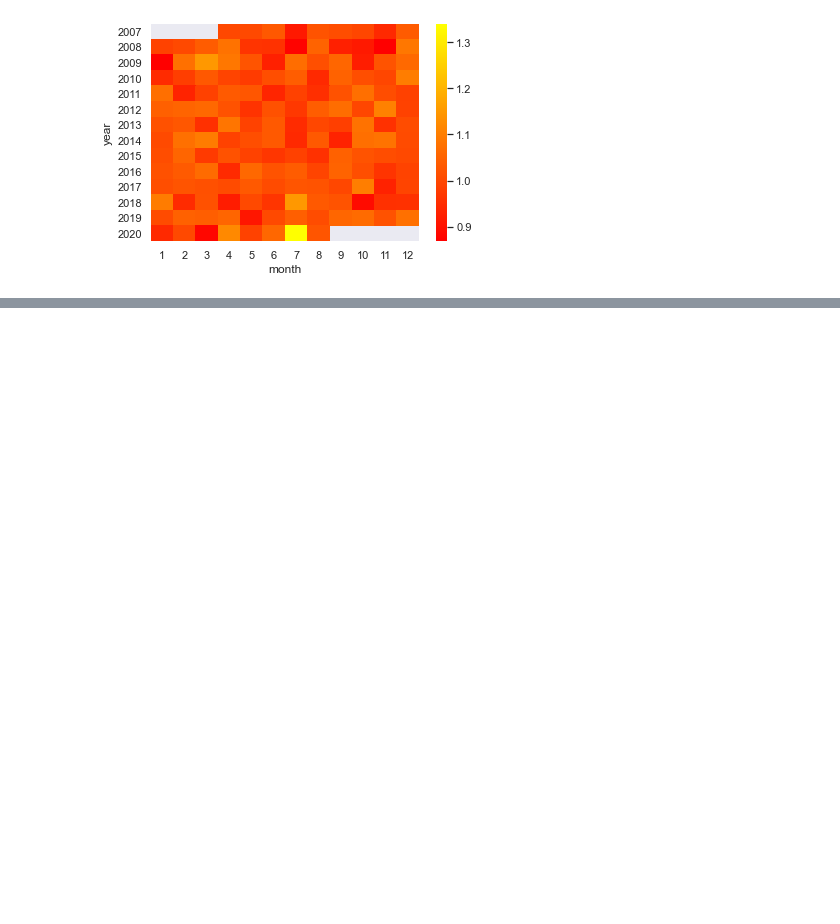
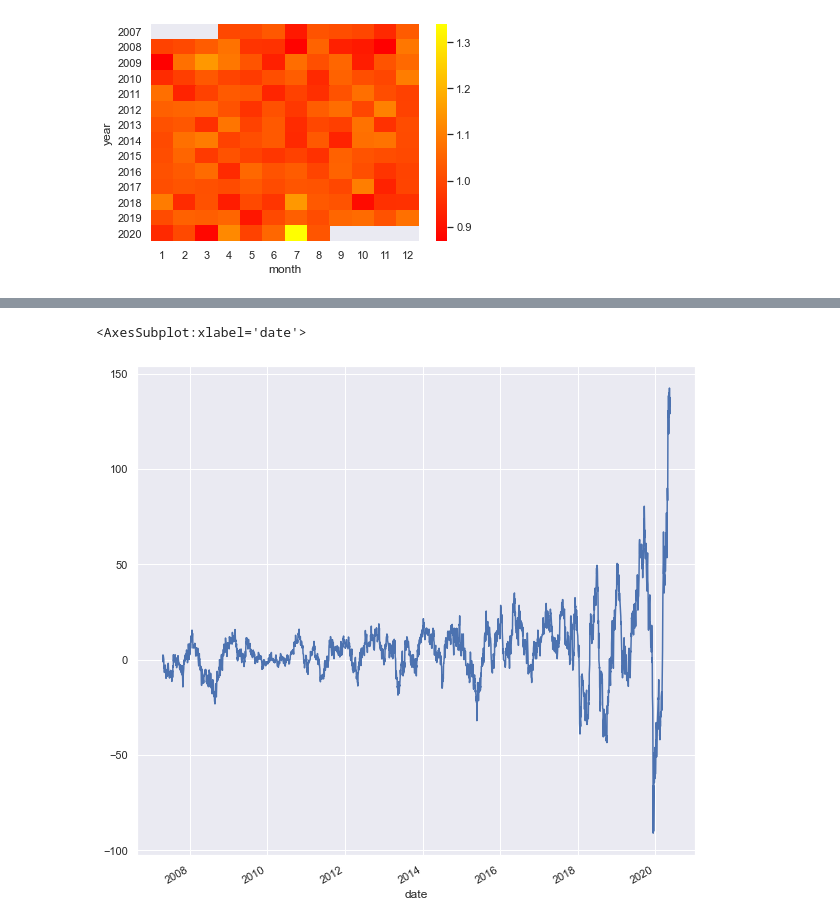
Before and after one commit to cmh841015/DLCourse2020, a Jupyter notebook: GetData.ipynb, the cells around one changed output, grey strips where cells are left out. Saved outputs shown, nothing was run; the diff lists cells and outputs as text; code cells hidden in the pictures; blank space fills up the shorter version.

```diff
--- a/GetData.ipynb
+++ b/GetData.ipynb
@@ -242,0 +315,5 @@ sns.heatmap(profit,cmap='autumn')
+# %%
+tsmc60profit.plot()
+# %% [output]
+<AxesSubplot:xlabel='date'>
+[figure, added]
```
Also changed, not shown: parts of 10 cells of this notebook.
